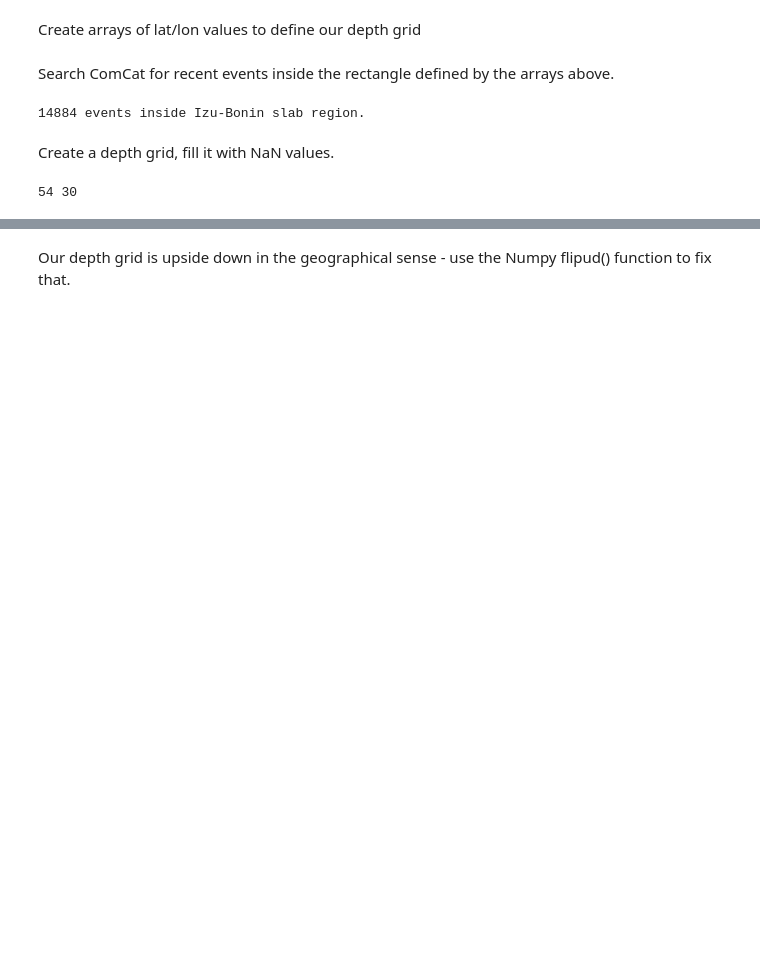
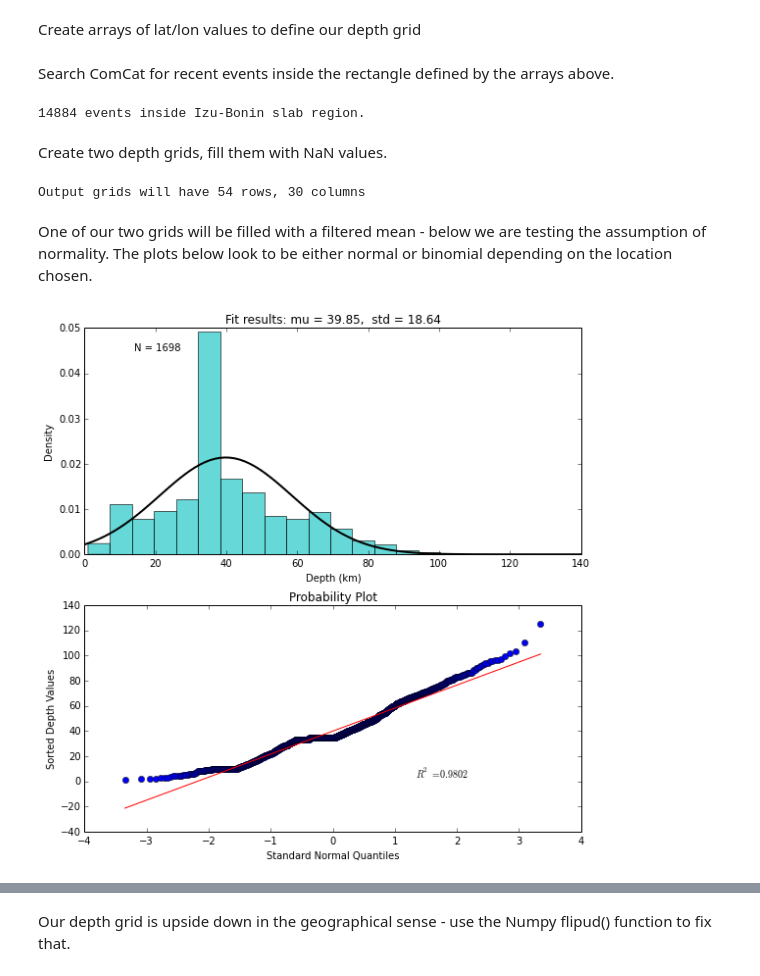
Before and after one commit to usgs/slab2, a Jupyter notebook: notebooks/IntroToSlab2.0.ipynb, the cells around one changed output, grey strips where cells are left out. Drawn from its saved outputs; the diff is of its cells as text; code cells hidden in the pictures; blank space fills up the shorter version.

Commit message:
Added normality tests, filtered depth to notebook

```diff
--- a/notebooks/IntroToSlab2.0.ipynb
+++ b/notebooks/IntroToSlab2.0.ipynb
@@ -41,14 +42,55 @@ print '%i events inside Izu-Bonin slab region.' % len(eventlist)
 # %% [output]
 14884 events inside Izu-Bonin slab region.
 # %% [markdown]
-Create a depth grid, fill it with NaN values.
+Create two depth grids, fill them with NaN values.
 # %%
 nrows = len(lats)
 ncols = len(lons)
 depths = np.ones((nrows,ncols))*np.NaN
-print nrows,ncols
+hdepths = np.ones((nrows,ncols))*np.NaN
+samples = np.ones((nrows,ncols))*np.NaN
+print 'Output grids will have %i rows, %i columns' % (nrows,ncols)
 # %% [output]
-54 30
+Output grids will have 54 rows, 30 columns
+# %% [markdown]
+One of our two grids will be filled with a filtered mean - below we are testing the assumption of normality.  The plots below look to be either normal or binomial depending on the location chosen.
+# %%
+#choose a spot in the middle of the slab to search for events
+#tlat = 29.0;tlon = 140.0 #pretty binomial
+tlat = 36.0;tlon = 141.0 #fairly normal
+
+elist = getEventsInCircle(tlat,tlon,100,eventlist)
+adepths = np.array([e['depth'] for e in elist])
+mu, std = stats.norm.fit(adepths)
+hrange = (adepths.min(),adepths.max())
+
+fig,axeslist = plt.subplots(nrows=2,ncols=1)
+fig.set_size_inches(10,6)
+plt.sca(axeslist[0])
+ahist=plt.hist(adepths, bins=20, normed=True, alpha=0.6, color='c',range=hrange)
+xmin, xmax = plt.xlim()
+x = np.linspace(xmin, xmax, 100)
+p = norm.pdf(x, mu, std)
+plt.plot(x, p, 'k', linewidth=2);
+title = "Fit results: mu = %.2f,  std = %.2f" % (mu, std)
+th=plt.title(title);
+xh=plt.xlabel('Depth (km)');
+yh=plt.ylabel('Density');
+axlim = plt.axis()
+xloc = (axlim[1] - axlim[0])/10.0
+yloc = axlim[3] - (axlim[3] - axlim[2])/10.0
+plt.text(xloc,yloc,'N = %i' % len(adepths));
+
+plt.sca(axeslist[1])
+qqdata = stats.probplot(adepths, dist="norm",plot=plt,fit=False)
+xh=plt.xlabel('Standard Normal Quantiles')
+yh=plt.ylabel('Sorted Depth Values')
+fig=plt.gcf()
+fig.set_size_inches(8,8)
+
+fig.tight_layout()
+# %% [output]
+[figure, added]
 # %%
 tstart = datetime.now()
 radius = 100
```
Also changed, not shown: parts of 6 cells of this notebook.
